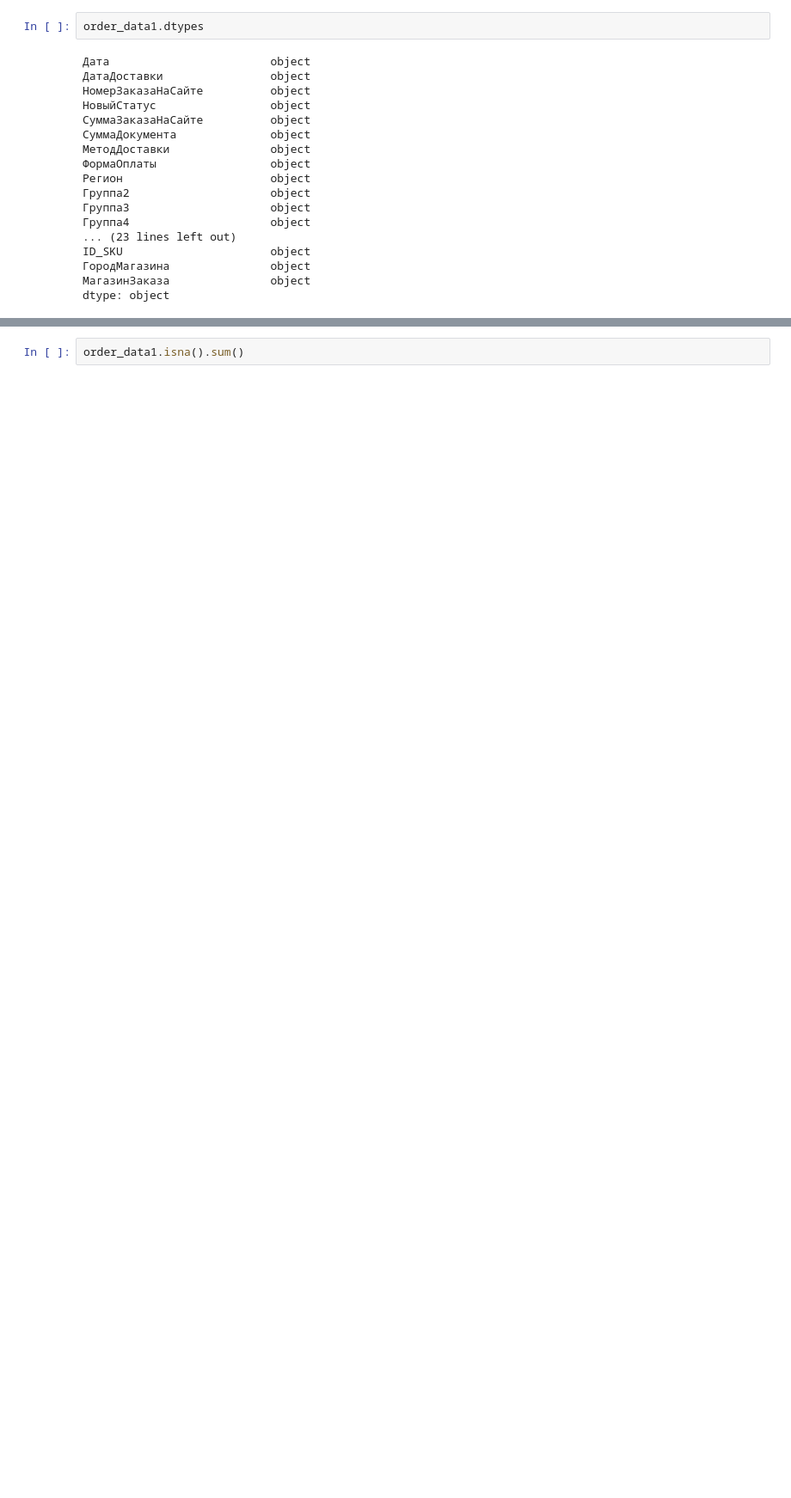
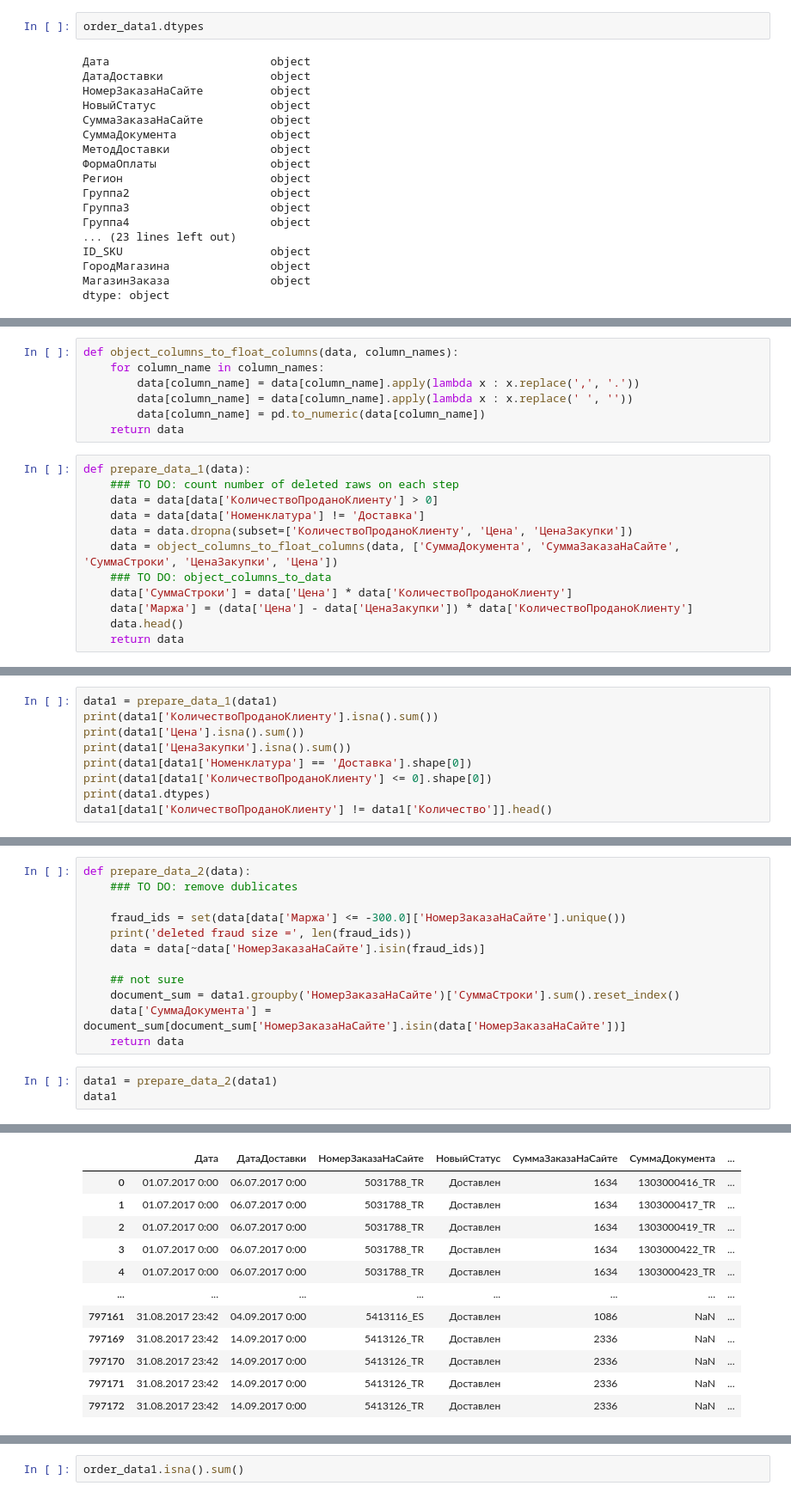
Before and after one commit to millb/course_work, a Jupyter notebook: preprocessing.ipynb, the cells around one changed output, grey strips where cells are left out. Shown: that part at 86% size. Drawn from its saved outputs; the diff is of its cells as text; blank space fills up the shorter version.

```diff
--- a/preprocessing.ipynb
+++ b/preprocessing.ipynb
@@ -145,0 +152,19 @@ Name: Дата, dtype: int64
+# %%
+def object_columns_to_float_columns(data, column_names):
+    for column_name in column_names:
+        data[column_name] = data[column_name].apply(lambda x : x.replace(',', '.'))
+        data[column_name] = data[column_name].apply(lambda x : x.replace(' ', ''))
+        data[column_name] = pd.to_numeric(data[column_name])
+    return data
+# %%
+def prepare_data_1(data):
+    ### TO DO: count number of deleted raws on each step
+    data = data[data['КоличествоПроданоКлиенту'] > 0]
+    data = data[data['Номенклатура'] != 'Доставка']
+    data = data.dropna(subset=['КоличествоПроданоКлиенту', 'Цена', 'ЦенаЗакупки'])
+    data = object_columns_to_float_columns(data, ['СуммаДокумента', 'СуммаЗаказаНаСайте', 'СуммаСтроки', 'ЦенаЗакупки', 'Цена'])
+    ### TO DO: object_columns_to_data
+    data['СуммаСтроки'] = data['Цена'] * data['КоличествоПроданоКлиенту']
+    data['Маржа'] = (data['Цена'] - data['ЦенаЗакупки']) * data['КоличествоПроданоКлиенту']
+    data.head()
+    return data
@@ -145,0 +173,9 @@ Name: Дата, dtype: int64
+# %%
+data1 = prepare_data_1(data1)
+print(data1['КоличествоПроданоКлиенту'].isna().sum())
+print(data1['Цена'].isna().sum())
+print(data1['ЦенаЗакупки'].isna().sum())
+print(data1[data1['Номенклатура'] == 'Доставка'].shape[0])
+print(data1[data1['КоличествоПроданоКлиенту'] <= 0].shape[0])
+print(data1.dtypes)
+data1[data1['КоличествоПроданоКлиенту'] != data1['Количество']].head()
@@ -145,0 +218,16 @@ Name: Дата, dtype: int64
+# %%
+def prepare_data_2(data):
+    ### TO DO: remove dublicates
+
+    fraud_ids = set(data[data['Маржа'] <= -300.0]['НомерЗаказаНаСайте'].unique())
+    print('deleted fraud size =', len(fraud_ids))
+    data = data[~data['НомерЗаказаНаСайте'].isin(fraud_ids)]
+
+    ## not sure
+    document_sum = data1.groupby('НомерЗаказаНаСайте')['СуммаСтроки'].sum().reset_index()
+    data['СуммаДокумента'] = document_sum[document_sum['НомерЗаказаНаСайте'].isin(data['НомерЗаказаНаСайте'])]
+    return data
+# %%
+data1 = prepare_data_2(data1)
+data1
+# %% [output]
@@ -145,0 +235,12 @@ Name: Дата, dtype: int64
+|  | Дата | ДатаДоставки | НомерЗаказаНаСайте | НовыйСтатус | СуммаЗаказаНаСайте | СуммаДокумента | ... |
+| 0 | 01.07.2017 0:00 | 06.07.2017 0:00 | 5031788_TR | Доставлен | 1634 | 1303000416_TR | ... |
+| 1 | 01.07.2017 0:00 | 06.07.2017 0:00 | 5031788_TR | Доставлен | 1634 | 1303000417_TR | ... |
+| 2 | 01.07.2017 0:00 | 06.07.2017 0:00 | 5031788_TR | Доставлен | 1634 | 1303000419_TR | ... |
+| 3 | 01.07.2017 0:00 | 06.07.2017 0:00 | 5031788_TR | Доставлен | 1634 | 1303000422_TR | ... |
+| 4 | 01.07.2017 0:00 | 06.07.2017 0:00 | 5031788_TR | Доставлен | 1634 | 1303000423_TR | ... |
+| ... | ... | ... | ... | ... | ... | ... | ... |
+| 797161 | 31.08.2017 23:42 | 04.09.2017 0:00 | 5413116_ES | Доставлен | 1086 | NaN | ... |
+| 797169 | 31.08.2017 23:42 | 14.09.2017 0:00 | 5413126_TR | Доставлен | 2336 | NaN | ... |
+| 797170 | 31.08.2017 23:42 | 14.09.2017 0:00 | 5413126_TR | Доставлен | 2336 | NaN | ... |
+| 797171 | 31.08.2017 23:42 | 14.09.2017 0:00 | 5413126_TR | Доставлен | 2336 | NaN | ... |
+| 797172 | 31.08.2017 23:42 | 14.09.2017 0:00 | 5413126_TR | Доставлен | 2336 | NaN | ... |
```
Also changed, not shown: parts of 44 cells of this notebook.
